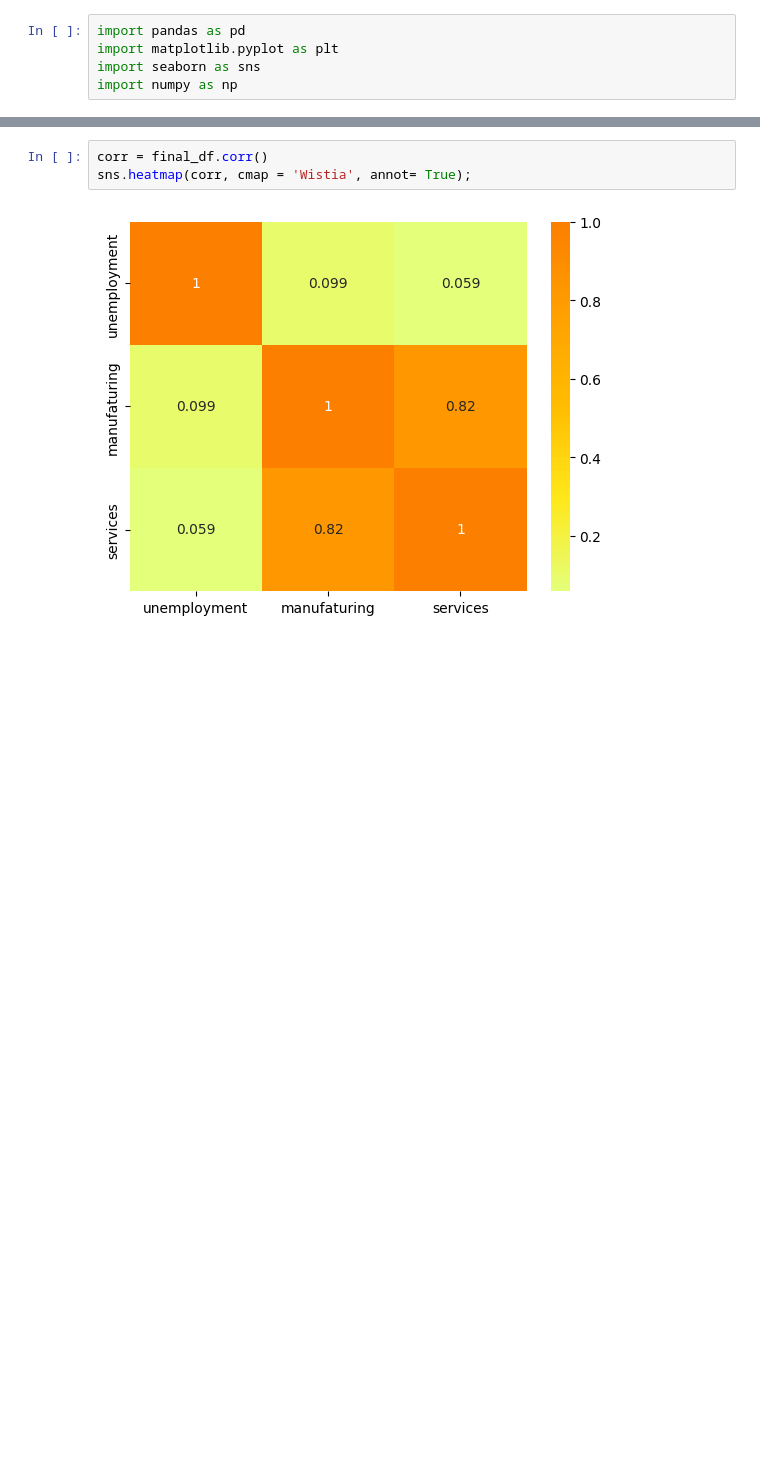
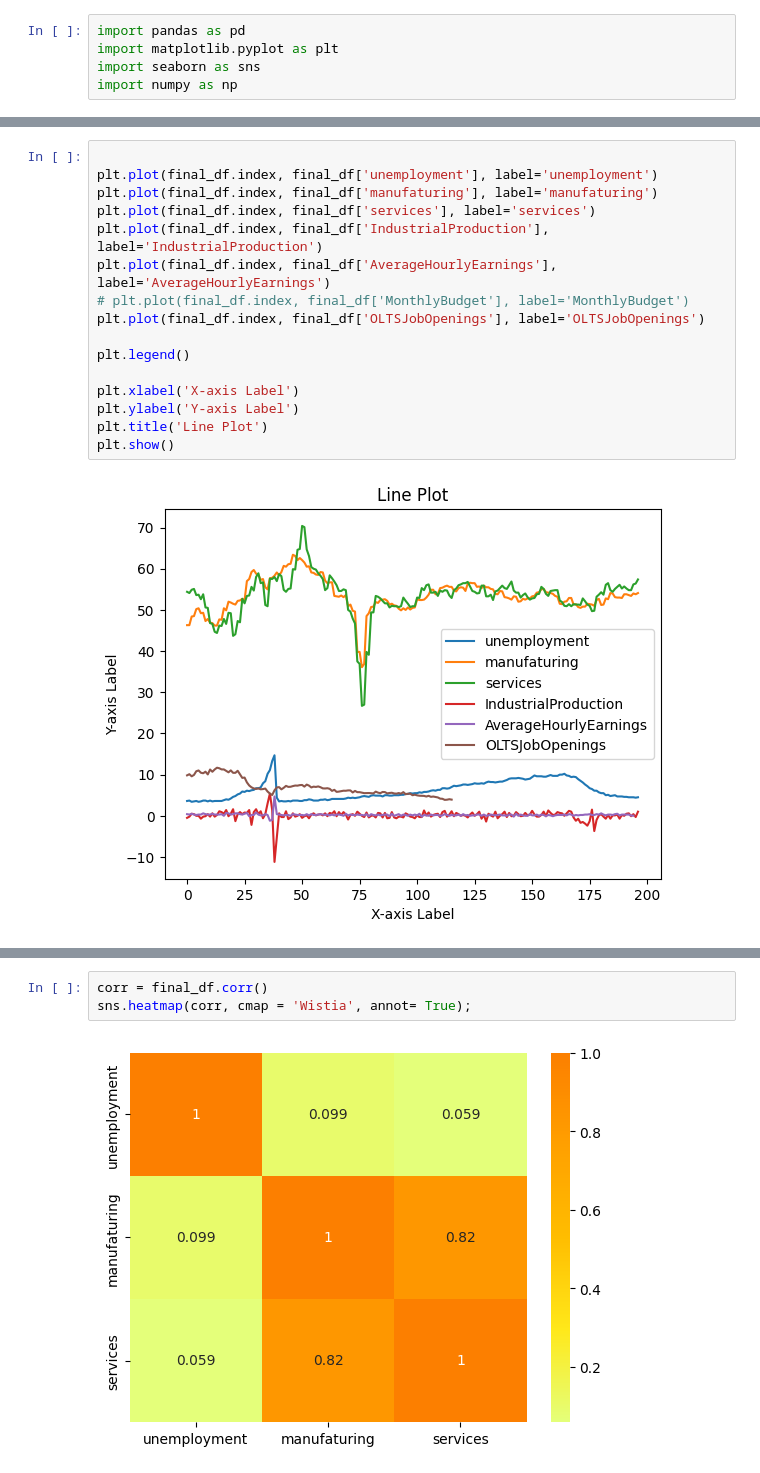
Before and after one commit to Suraj6E/RegressionAnalysis_USD, a Jupyter notebook: DataCleanUP.ipynb, the cells around one changed output, grey strips where cells are left out. Cells and saved outputs as stored; diff of their text form; blank space fills up the shorter version.

```diff
--- a/DataCleanUP.ipynb
+++ b/DataCleanUP.ipynb
@@ -6 +40,19 @@ import numpy as np
+# %%
+
+plt.plot(final_df.index, final_df['unemployment'], label='unemployment')
+plt.plot(final_df.index, final_df['manufaturing'], label='manufaturing')
+plt.plot(final_df.index, final_df['services'], label='services')
+plt.plot(final_df.index, final_df['IndustrialProduction'], label='IndustrialProduction')
+plt.plot(final_df.index, final_df['AverageHourlyEarnings'], label='AverageHourlyEarnings')
+# plt.plot(final_df.index, final_df['MonthlyBudget'], label='MonthlyBudget')
+plt.plot(final_df.index, final_df['OLTSJobOpenings'], label='OLTSJobOpenings')
+
+plt.legend()
+
+plt.xlabel('X-axis Label')
+plt.ylabel('Y-axis Label')
+plt.title('Line Plot')
+plt.show()
+# %% [output]
+[figure, added]
 # %%
```
Also changed, not shown: parts of 6 cells of this notebook, 1 other file.
